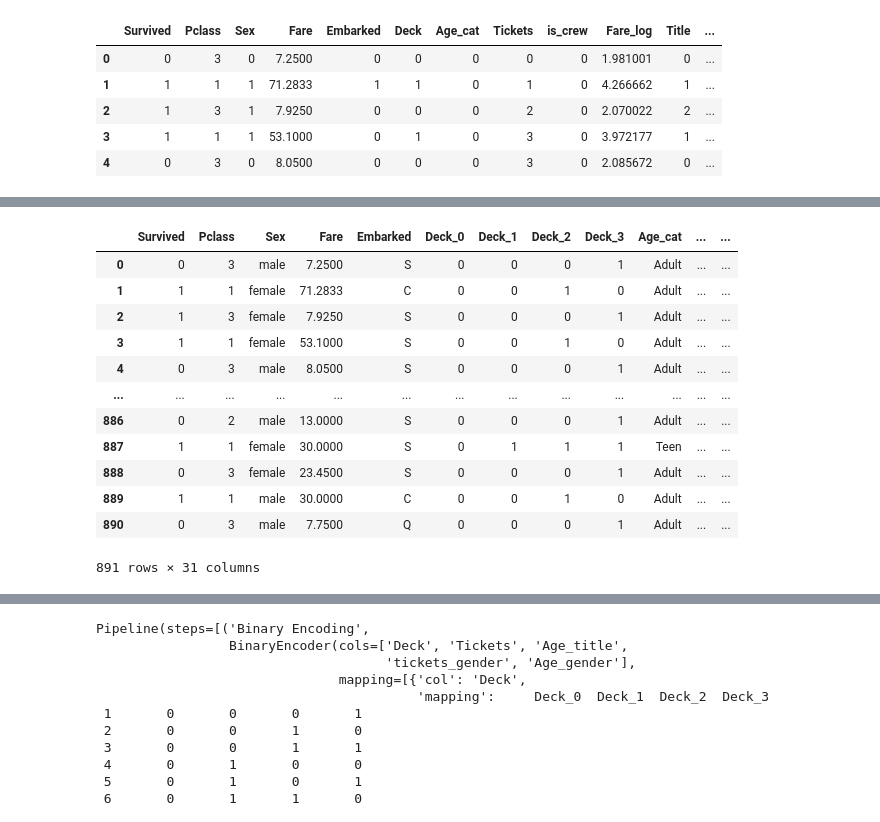
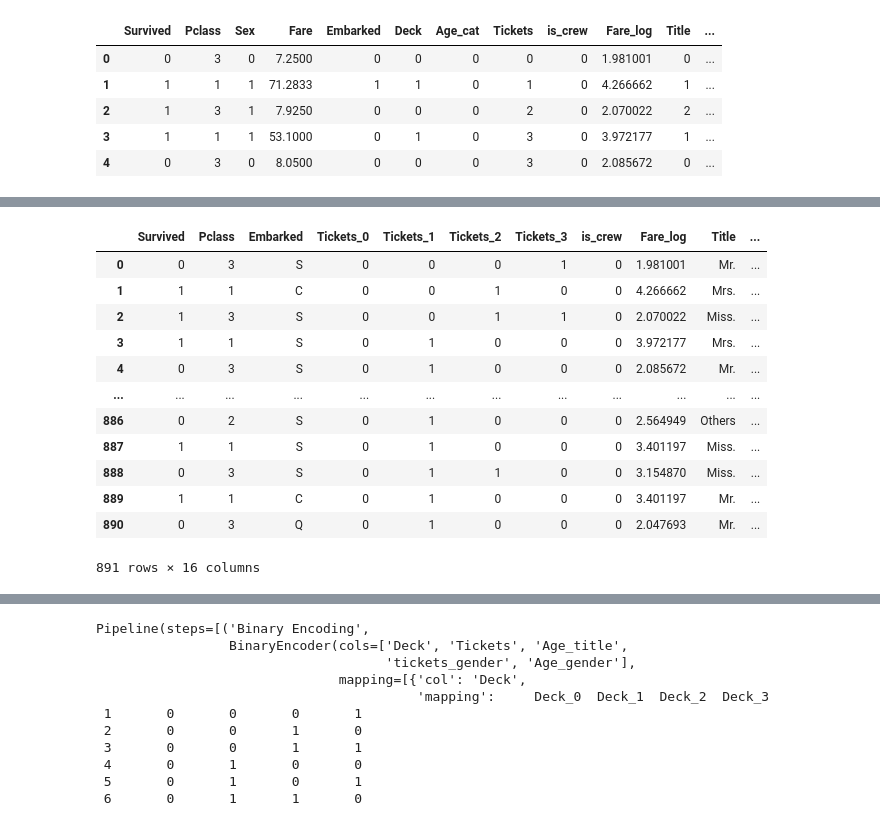
Before and after one commit to abdulqadirmuazzim/Titanic, a Jupyter notebook: titanic.ipynb, the cells around one changed output, grey strips where cells are left out. Drawn from its saved outputs; the diff is of its cells as text; code cells hidden in the pictures.

Commit message:
Testing has given a good accuracy score

```diff
--- a/titanic.ipynb
+++ b/titanic.ipynb
@@ -406,0 +419,13 @@ plt.show()
+# %%
+def classify_decks(x):
+    if x in ["A", "B"]:
+        return "Upper"
+    elif x in ['C', "D", 'E']:
+        return "Middle"
+    elif x in ['F', 'G']:
+        return "Lower"
+    else:
+        return "Unknown"
+
+train['Deck_pos'] = train.Deck.apply(classify_decks)
+test['Deck_pos'] = test.Deck.apply(classify_decks)
@@ -796,7 +830,7 @@ Name: Age_title, Length: 891, dtype: object
 # columns that might have a relationship with the "Tickets" feature
 
 
-columns = ['Pclass', "Deck", "Embarked", "Survived"]
+columns = ['Pclass', "Deck_pos", "Embarked", "Survived"]
 
 print("Threashold: 0.05 (5%)")
 for col in columns:
@@ -1003,0 +1037,9 @@ plt.show()
+# %%
+cat = input_set.select_dtypes(include=['object', "category"])
+
+columns = list(cat.columns) + ['Pclass']
+
+for col in columns:
+    crosstab = pd.crosstab(input_set.Survived, input_set[col])
+    dist, p_val, dop, expected = chi2_contingency(crosstab)
+    print(col, p_val)
@@ -1004,7 +1059,7 @@ plt.show()
 # %%
 # Feature selection
 features_drop = ['Sex', "Family", "Age_cat", "Family", "Fare"]
-testing = ['Age_gender', "Class_age", "Age_title"]
+testing = ['Age_gender', "Class_age", "Age_title", "Deck"]
 
 new_set = input_set.drop(columns=features_drop + testing)
 # %%
@@ -1026,18 +1096,19 @@ sex_embark = pd.DataFrame(sex_embark)
 # %%
 # Perform binary enoding
 Binary = BinaryEncoder(cols=binary_en_cols)
-Binary.fit_transform(input_set)
+new_set = Binary.fit_transform(new_set)
+new_set
 # %% [output]
-|  | Survived | Pclass | Sex | Fare | Embarked | Deck_0 | Deck_1 | Deck_2 | Deck_3 | Age_cat | ... | ... |
-| 0 | 0 | 3 | male | 7.2500 | S | 0 | 0 | 0 | 1 | Adult | ... | ... |
-| 1 | 1 | 1 | female | 71.2833 | C | 0 | 0 | 1 | 0 | Adult | ... | ... |
-| 2 | 1 | 3 | female | 7.9250 | S | 0 | 0 | 0 | 1 | Adult | ... | ... |
-| 3 | 1 | 1 | female | 53.1000 | S | 0 | 0 | 1 | 0 | Adult | ... | ... |
-| 4 | 0 | 3 | male | 8.0500 | S | 0 | 0 | 0 | 1 | Adult | ... | ... |
-| ... | ... | ... | ... | ... | ... | ... | ... | ... | ... | ... | ... | ... |
-| 886 | 0 | 2 | male | 13.0000 | S | 0 | 0 | 0 | 1 | Adult | ... | ... |
-| 887 | 1 | 1 | female | 30.0000 | S | 0 | 1 | 1 | 1 | Teen | ... | ... |
-| 888 | 0 | 3 | female | 23.4500 | S | 0 | 0 | 0 | 1 | Adult | ... | ... |
-| 889 | 1 | 1 | male | 30.0000 | C | 0 | 0 | 1 | 0 | Adult | ... | ... |
-| 890 | 0 | 3 | male | 7.7500 | Q | 0 | 0 | 0 | 1 | Adult | ... | ... |
+|  | Survived | Pclass | Embarked | Tickets_0 | Tickets_1 | Tickets_2 | Tickets_3 | is_crew | Fare_log | Title | ... |
+| 0 | 0 | 3 | S | 0 | 0 | 0 | 1 | 0 | 1.981001 | Mr. | ... |
+| 1 | 1 | 1 | C | 0 | 0 | 1 | 0 | 0 | 4.266662 | Mrs. | ... |
+| 2 | 1 | 3 | S | 0 | 0 | 1 | 1 | 0 | 2.070022 | Miss. | ... |
+| 3 | 1 | 1 | S | 0 | 1 | 0 | 0 | 0 | 3.972177 | Mrs. | ... |
+| 4 | 0 | 3 | S | 0 | 1 | 0 | 0 | 0 | 2.085672 | Mr. | ... |
+| ... | ... | ... | ... | ... | ... | ... | ... | ... | ... | ... | ... |
+| 886 | 0 | 2 | S | 0 | 1 | 0 | 0 | 0 | 2.564949 | Others | ... |
+| 887 | 1 | 1 | S | 0 | 1 | 0 | 0 | 0 | 3.401197 | Miss. | ... |
+| 888 | 0 | 3 | S | 0 | 1 | 1 | 0 | 0 | 3.154870 | Miss. | ... |
+| 889 | 1 | 1 | C | 0 | 1 | 0 | 0 | 0 | 3.401197 | Mr. | ... |
+| 890 | 0 | 3 | Q | 0 | 1 | 0 | 0 | 0 | 2.047693 | Mr. | ... |
-891 rows × 31 columns
+891 rows × 16 columns
```
Also changed, not shown: parts of 11 cells of this notebook.
